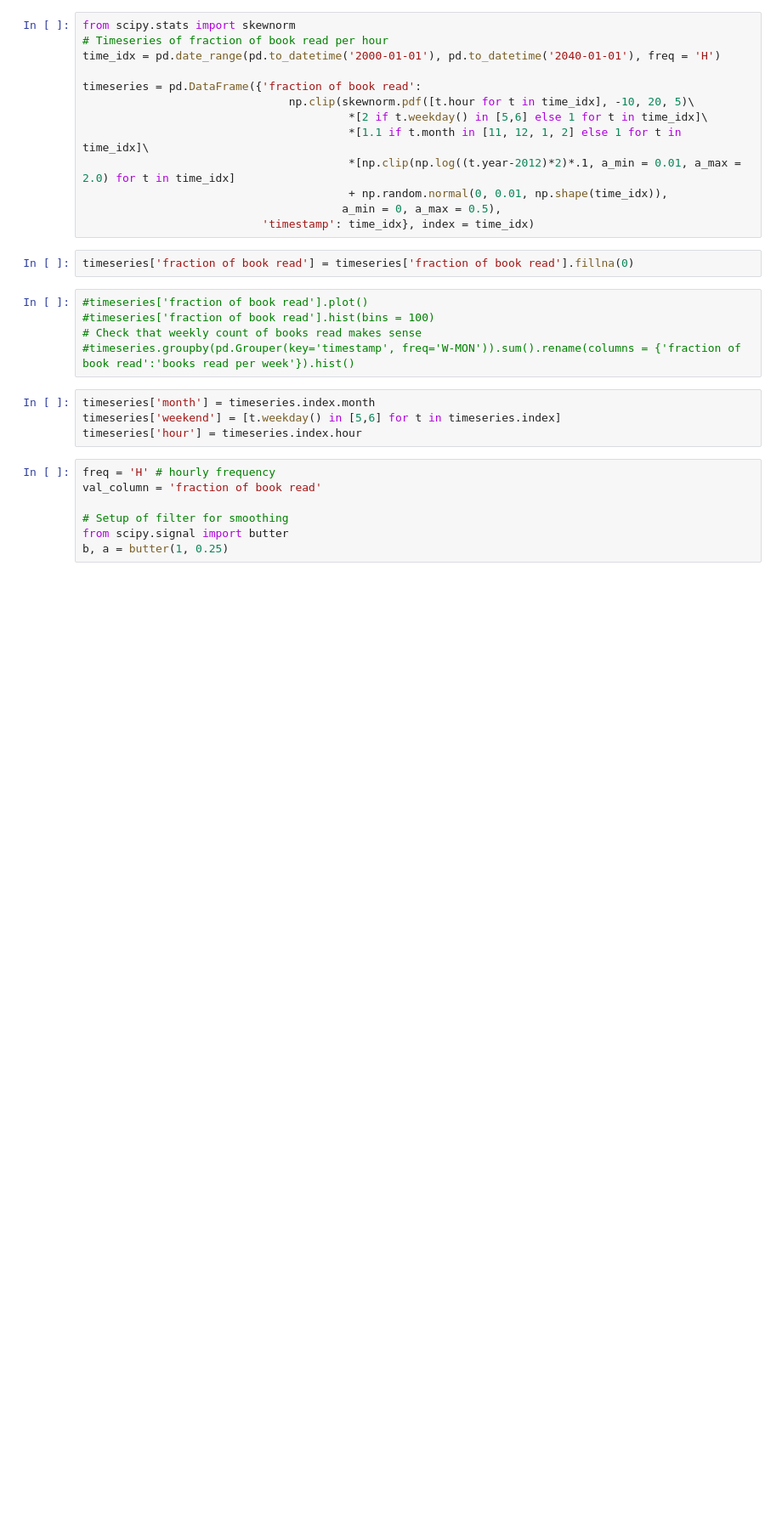
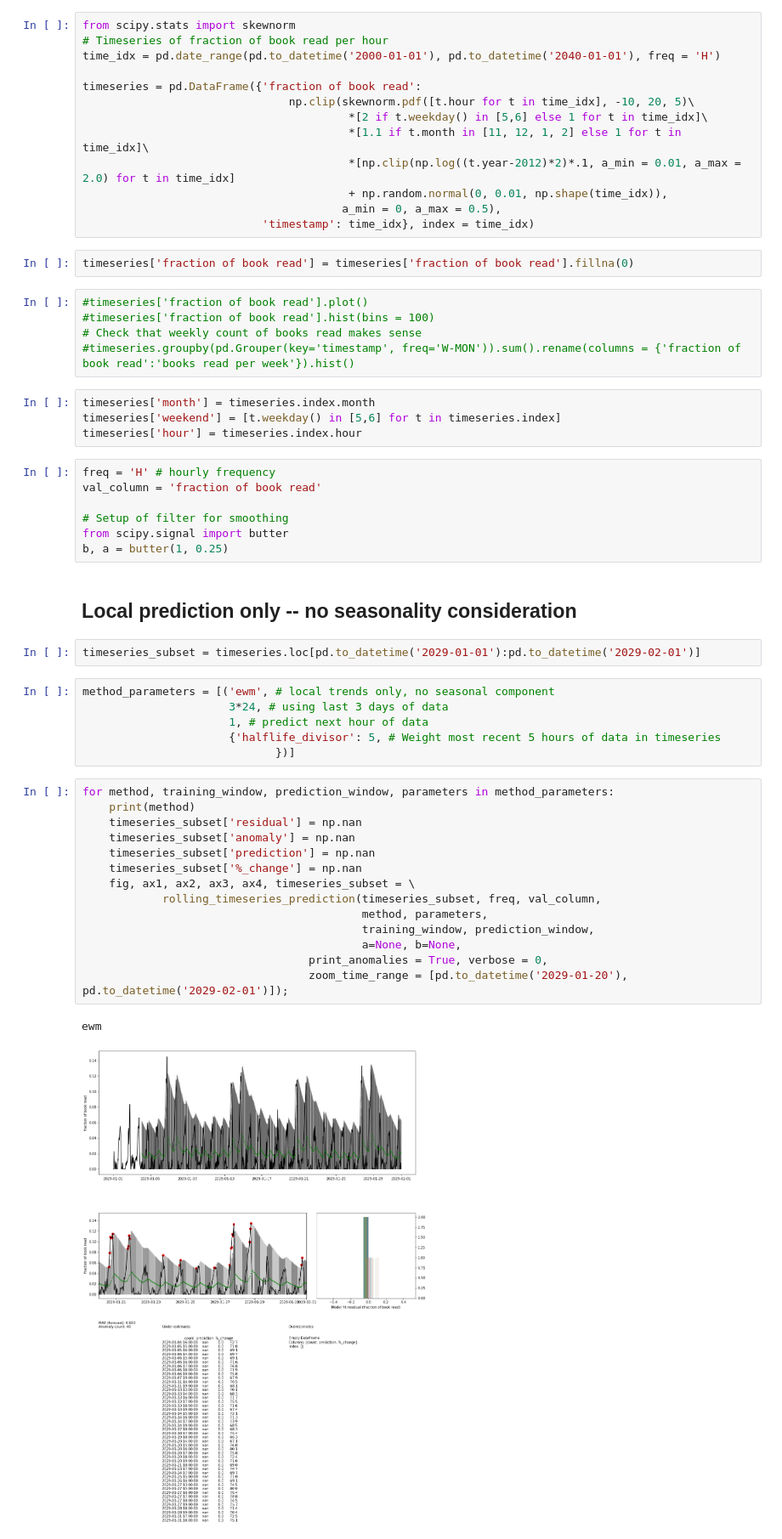
Before and after one commit to craig0a/utilities, a Jupyter notebook: Plotting_demos.ipynb, the cells around one changed output. Shown at 85% size. Drawn from its saved outputs; the diff is of its cells as text; blank space fills up the shorter version.

Commit message:
Debugging timeseries analysis

```diff
--- a/Plotting_demos.ipynb
+++ b/Plotting_demos.ipynb
@@ -527,3 +527,30 @@ val_column = 'fraction of book read'
 # Setup of filter for smoothing
 from scipy.signal import butter
 b, a = butter(1, 0.25)
+# %% [markdown]
+## Local prediction only -- no seasonality consideration
+# %%
+timeseries_subset = timeseries.loc[pd.to_datetime('2029-01-01'):pd.to_datetime('2029-02-01')]
+# %%
+method_parameters = [('ewm', # local trends only, no seasonal component
+                      3*24, # using last 3 days of data
+                      1, # predict next hour of data
+                      {'halflife_divisor': 5, # Weight most recent 5 hours of data in timeseries
+                             })]
+# %%
+for method, training_window, prediction_window, parameters in method_parameters:
+    print(method)
+    timeseries_subset['residual'] = np.nan
+    timeseries_subset['anomaly'] = np.nan
+    timeseries_subset['prediction'] = np.nan
+    timeseries_subset['%_change'] = np.nan
+    fig, ax1, ax2, ax3, ax4, timeseries_subset = \
+            rolling_timeseries_prediction(timeseries_subset, freq, val_column,
+                                          method, parameters,
+                                          training_window, prediction_window,
+                                          a=None, b=None,
+                                  print_anomalies = True, verbose = 0,
+                                  zoom_time_range = [pd.to_datetime('2029-01-20'), pd.to_datetime('2029-02-01')]);
+# %% [output]
+ewm
+[figure, added]
```
Also changed, not shown: parts of 9 cells of this notebook, 1 other file.
